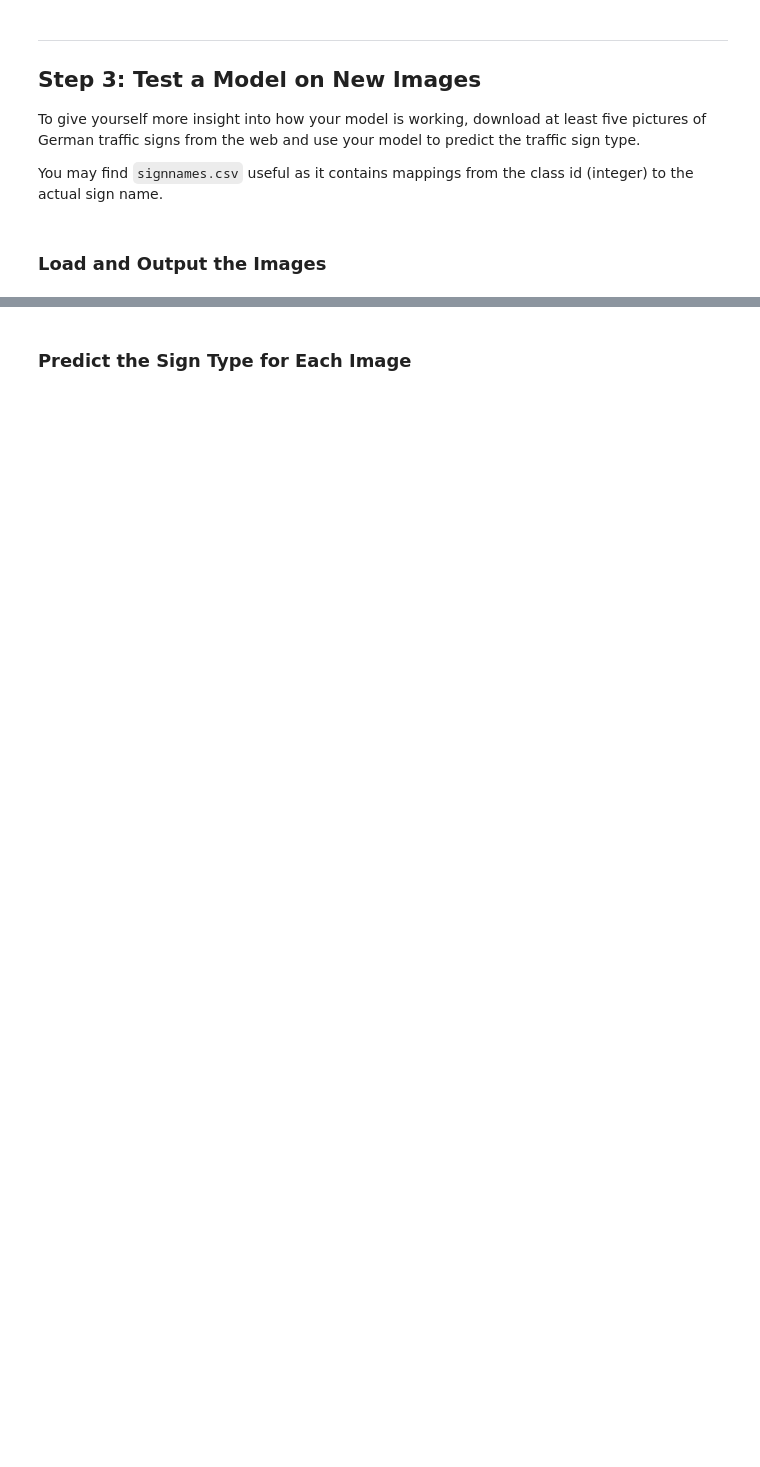
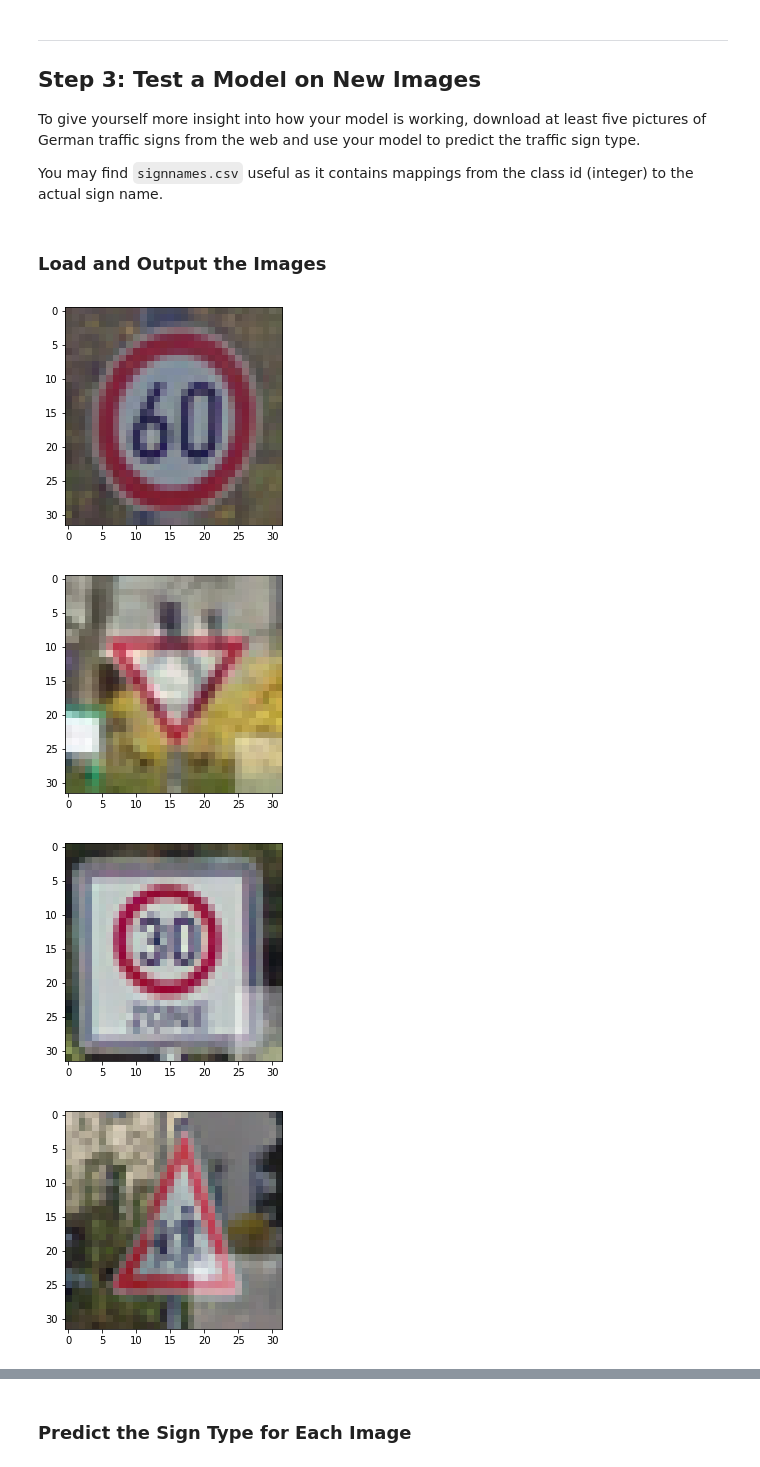
Before and after one commit to batrlatom/udacityP2, a Jupyter notebook: Traffic_Sign_Classifier.ipynb, the cells around one changed output, grey strips where cells are left out. Saved outputs shown, nothing was run; the diff lists cells and outputs as text; code cells hidden in the pictures; blank space fills up the shorter version.

```diff
--- a/Traffic_Sign_Classifier.ipynb
+++ b/Traffic_Sign_Classifier.ipynb
@@ -476,7 +498,7 @@ from PIL import Image as PImage
 def loadImages(path):
     # return array of images
     import os, fnmatch
-    imagesList = fnmatch.filter(os.listdir(path), '*.jpg')
+    imagesList = fnmatch.filter(os.listdir(path), '*.png')
     loadedImages = []
     for image in imagesList:
 
@@ -492,32 +514,37 @@ def loadLabelNames(path):
     import csv;
     signames = []
     with open(path) as csvfile:
             csvreader = csv.reader(csvfile, delimiter=',', quotechar='"')
 
             next(csvreader, None)
             for row in csvreader:
                 signames.append(row)
     return signames
 
 
 ############################################
 # Show new example images
 ############################################
 imgs = loadImages(imgs_path)
 signames = loadLabelNames(labels_path)
-new_imgs = np.zeros((5, 32, 32, 3))
-new_names = ["Road work", "Stop", "General caution", "Speed limit (60km/h)","Pedestrians"]
+new_imgs = np.zeros((12, 32, 32, 3))
+new_names = ["Speed limit (60km/h)", "Yield", "Speed limit (30km/h)","Children crossing", "Children crossing", "Speed limit (30km/h)", "Stop","Priority road","Yield", "Speed limit (30km/h)", "Go straight or left", "General caution"]
 index = 0
 
 for img in imgs:
         img = img.resize((32,32), PImage.ANTIALIAS)
 
         im_arr = np.fromstring(img.tobytes(), dtype=np.uint8)
 
         im_arr = im_arr.reshape((1, img.size[1], img.size[0], 3))
 
         plt.imshow(img)
         new_imgs[index] = im_arr
 
         plt.show()
         index = index + 1
+# %% [output]
+[figure, added]
+[figure, added]
+[figure, added]
+[figure, added]
```
Also changed, not shown: parts of 9 cells of this notebook, 13 other files.
